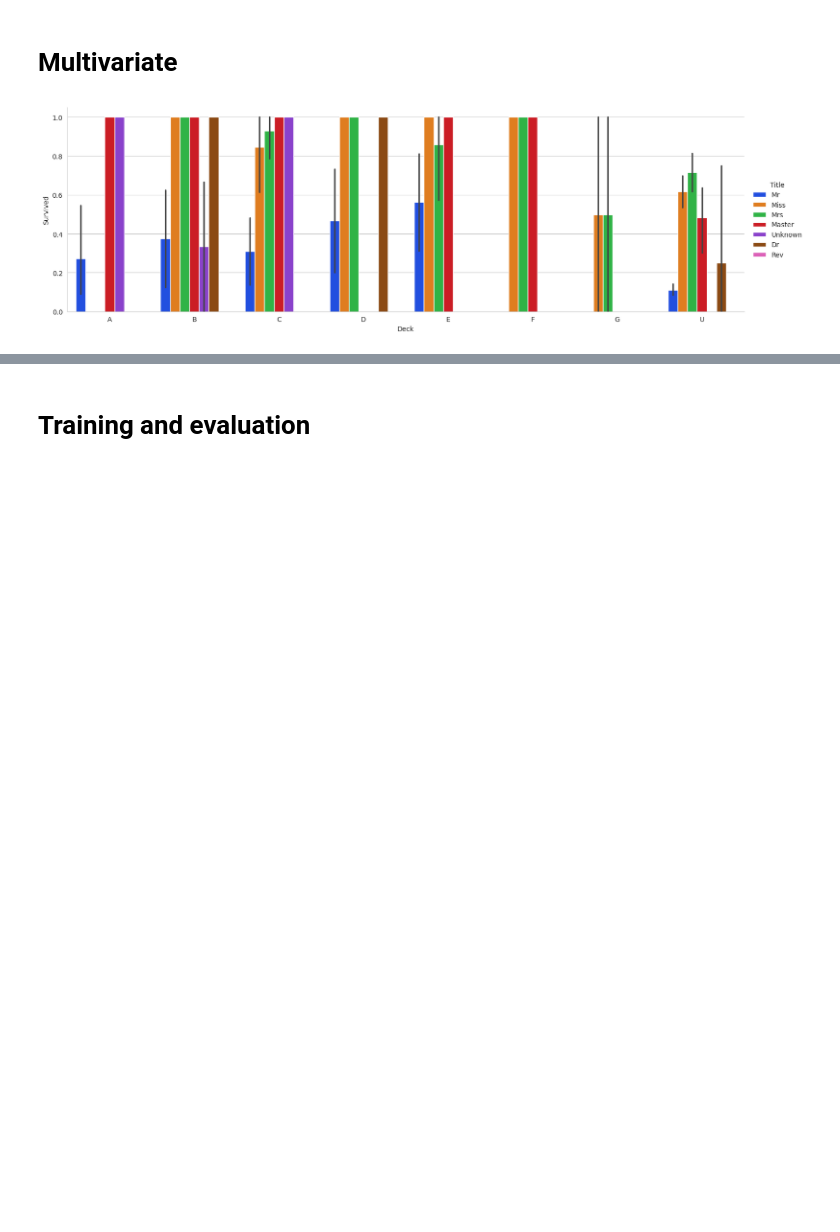
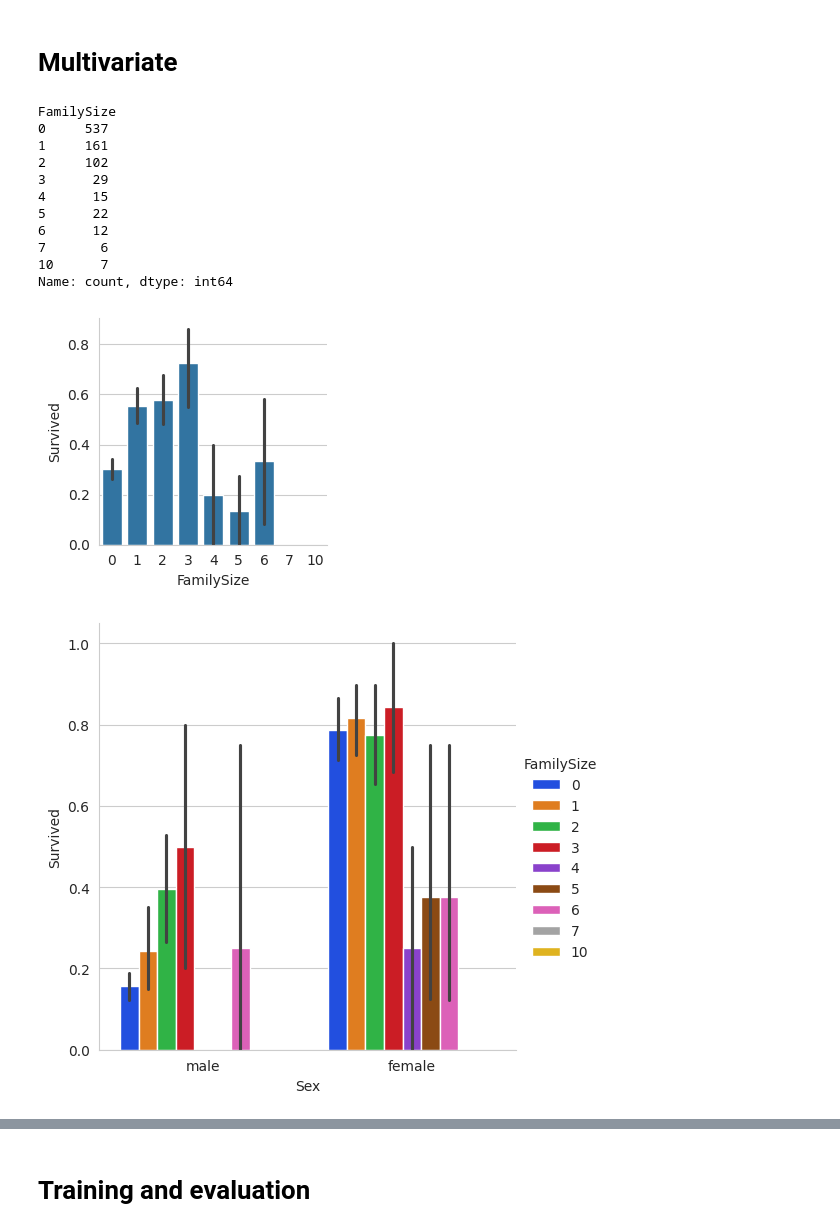
Before and after one commit to rfdspeng/ml_ai_portfolio, a Jupyter notebook: titanic/titanic.ipynb, the cells around one changed output, grey strips where cells are left out. Cells and saved outputs as stored; diff of their text form; code cells hidden in the pictures; blank space fills up the shorter version.

```diff
--- a/titanic/titanic.ipynb
+++ b/titanic/titanic.ipynb
@@ -229,6 +234,25 @@ g = sns.catplot(df_out, kind="bar", x="FamilySize", y="Survived", hue="Title", p
 # %%
-g = sns.catplot(df_out, kind="bar", x="Deck", y="Survived", hue="Title",
-                palette="bright", hue_order=df_out.Title.value_counts().sort_values(ascending=False).index,
-                order=sorted(df_out.Deck.unique()), aspect=3)
+# Man + Small Family = Dead. Large Family? Also Dead.
+
+print(df_out.FamilySize.value_counts().sort_index())
+g = sns.catplot(df_out, kind="bar", x="FamilySize", y="Survived", height=3)
+# print(df_out.groupby("Sex").FamilySize.value_counts().sort_index())
+g = sns.catplot(df_out, kind="bar", x="Sex", y="Survived", hue="FamilySize", palette="bright")
+df_out["FamilySize2"] = df_out["FamilySize"].clip(upper=4)
+g = sns.catplot(df_out, kind="bar", x="Sex", y="Survived", hue="FamilySize2", palette="bright")
+g = sns.catplot(df_out, kind="bar", x="SexPclassAge", y="Survived", hue="FamilySize", palette="bright", height=3, aspect=3)
+g.ax.tick_params(axis="x", labelrotation=45)
 # %% [output]
+FamilySize
+0     537
+1     161
+2     102
+3      29
+4      15
+5      22
+6      12
+7       6
+10      7
+Name: count, dtype: int64
-[figure, old version]
+[figure, new version]
+[figure, added]
```
Also changed, not shown: parts of 6 cells of this notebook.
